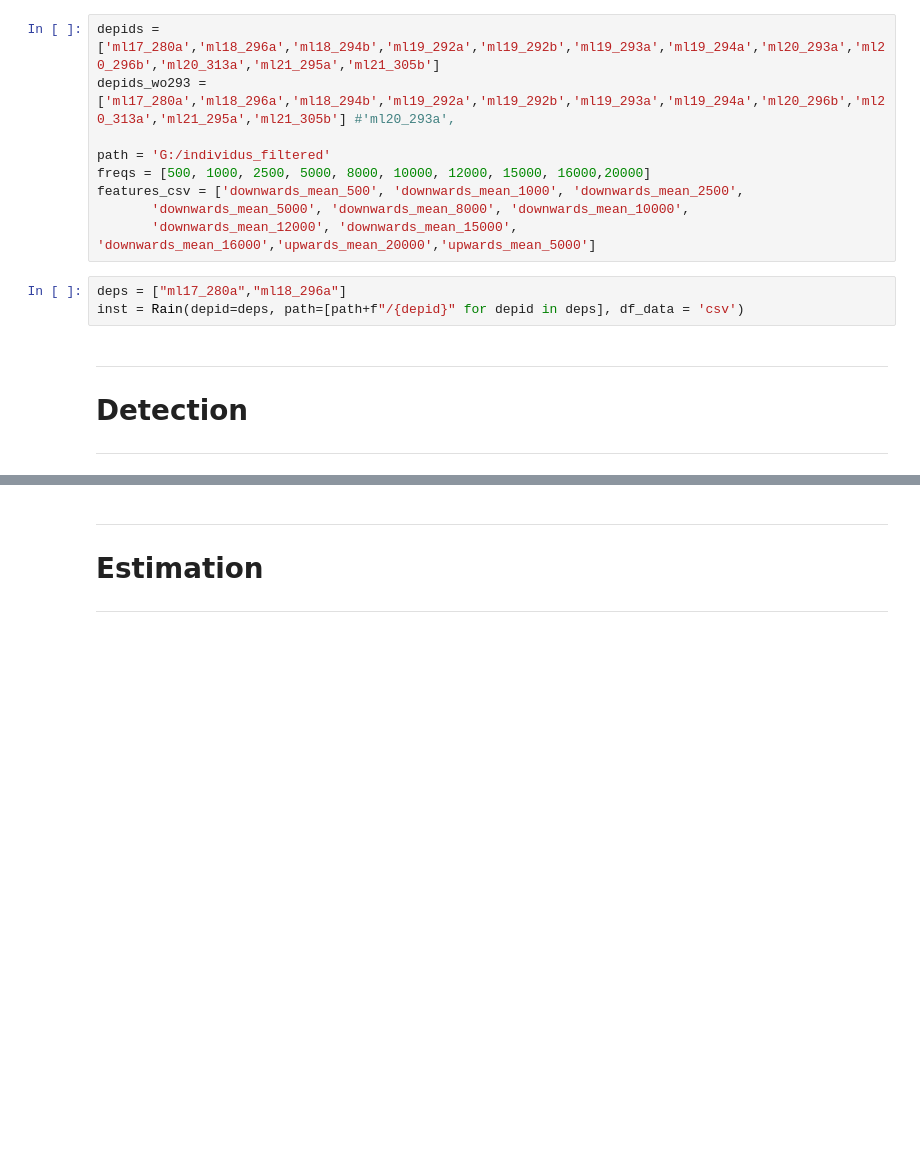
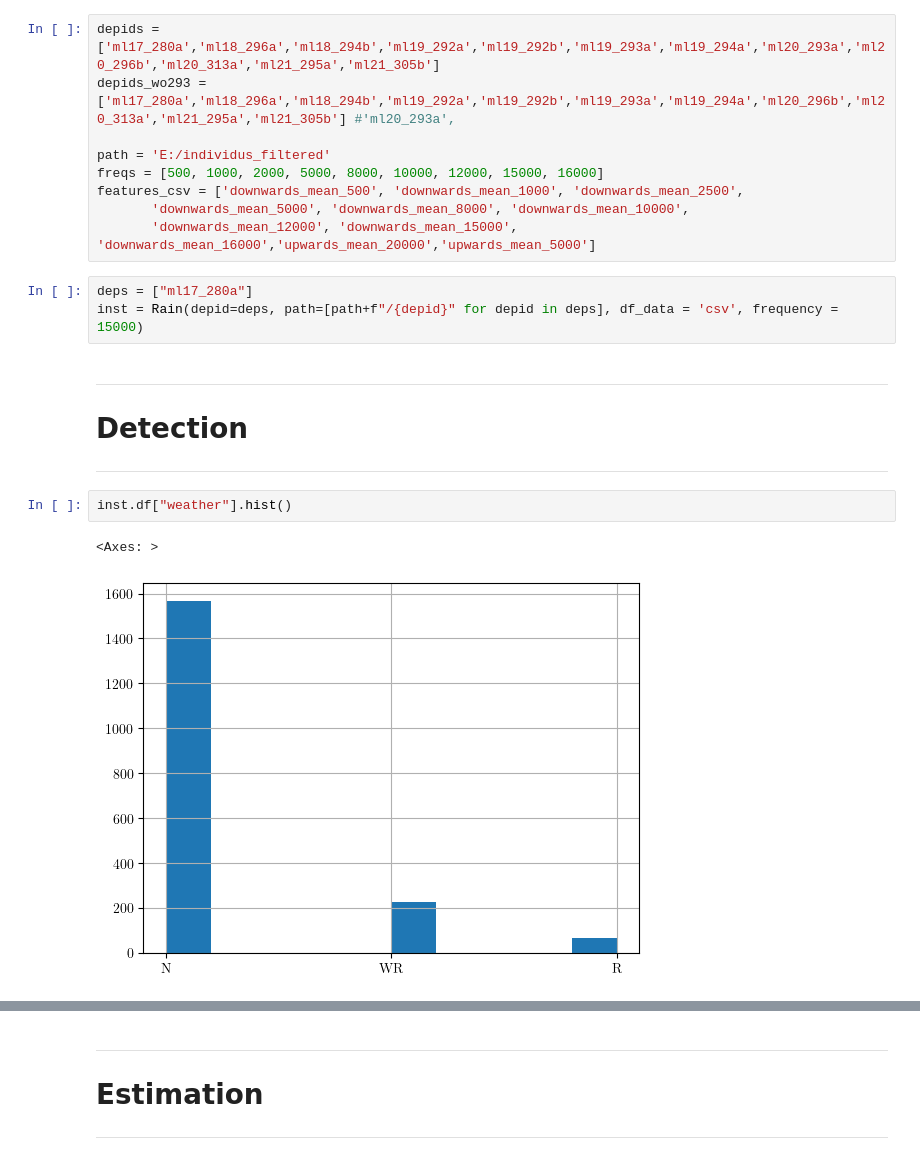
Before and after one commit to gmanatole/Biologging_Toolkit, a Jupyter notebook: notebooks/run_rain_empirical.ipynb, the cells around one changed output, grey strips where cells are left out. Cells and saved outputs as stored; diff of their text form; blank space fills up the shorter version.

```diff
--- a/notebooks/run_rain_empirical.ipynb
+++ b/notebooks/run_rain_empirical.ipynb
@@ -12,18 +24,23 @@ d:\STAGE\ENSTA\SES_tags\notebooks\../src\Biologging_Toolkit
 depids = ['ml17_280a','ml18_296a','ml18_294b','ml19_292a','ml19_292b','ml19_293a','ml19_294a','ml20_293a','ml20_296b','ml20_313a','ml21_295a','ml21_305b']
 depids_wo293 = ['ml17_280a','ml18_296a','ml18_294b','ml19_292a','ml19_292b','ml19_293a','ml19_294a','ml20_296b','ml20_313a','ml21_295a','ml21_305b'] #'ml20_293a',
 
-path = 'G:/individus_filtered'
-freqs = [500, 1000, 2500, 5000, 8000, 10000, 12000, 15000, 16000,20000]
+path = 'E:/individus_filtered'
+freqs = [500, 1000, 2000, 5000, 8000, 10000, 12000, 15000, 16000]
 features_csv = ['downwards_mean_500', 'downwards_mean_1000', 'downwards_mean_2500',
        'downwards_mean_5000', 'downwards_mean_8000', 'downwards_mean_10000',
        'downwards_mean_12000', 'downwards_mean_15000', 'downwards_mean_16000','upwards_mean_20000','upwards_mean_5000']
 # %%
-deps = ["ml17_280a","ml18_296a"]
-inst = Rain(depid=deps, path=[path+f"/{depid}" for depid in deps], df_data = 'csv')
+deps = ["ml17_280a"]
+inst = Rain(depid=deps, path=[path+f"/{depid}" for depid in deps], df_data = 'csv', frequency = 15000)
 # %% [markdown]
 ---
 # Detection
 ---
+# %%
+inst.df["weather"].hist()
+# %% [output]
+<Axes: >
+[figure, added]
 # %%
 R_Utils.plot_spl_rain(inst.df)
 # %% [output]
```
Also changed, not shown: parts of 59 cells of this notebook, 3 other files.
